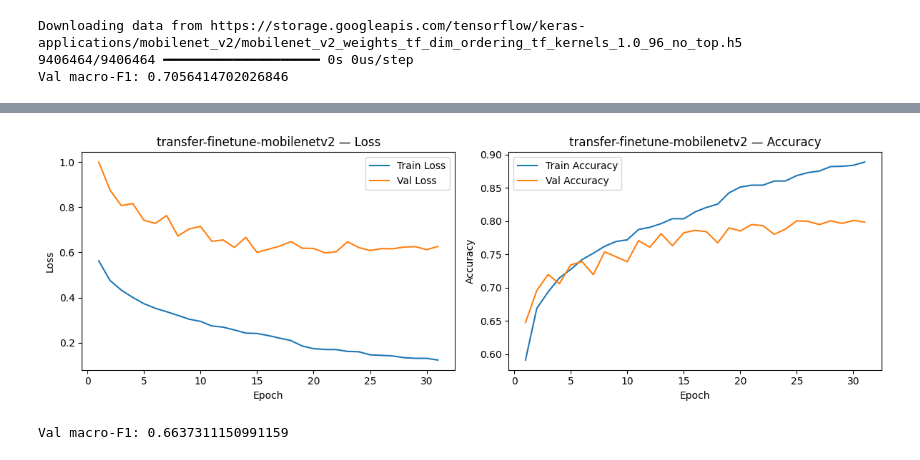
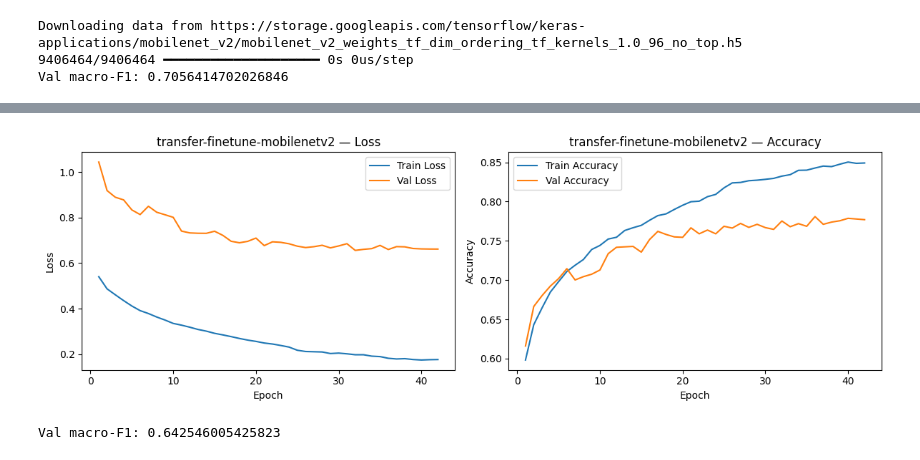
Before and after one commit to hoangmaituanhiep/DangerZoneDetection, a Jupyter notebook: notebooks/colab_setup.ipynb, the cells around one changed output, grey strips where cells are left out. Cells and saved outputs as stored; diff of their text form; code cells hidden in the pictures.

```diff
--- a/notebooks/colab_setup.ipynb
+++ b/notebooks/colab_setup.ipynb
@@ -320,7 +281,7 @@ def make_augment(s):
         tf.keras.layers.RandomTranslation(s, s),
     ])
 
-def build_transfer(name, img_size, dropout=0.3, aug=0.05):
+def build_transfer(name, img_size, dropout=0.2, aug=0.05):
     Backbone, prep = BACKBONES[name]
     base = Backbone(include_top=False, weights="imagenet",
                     input_shape=(img_size, img_size, 3))
@@ -435,7 +396,7 @@ base.trainable = True
 for l in base.layers:
     if isinstance(l, tf.keras.layers.BatchNormalization):
         l.trainable = False
-compile_model(model, lr=3e-5)
+compile_model(model, lr=1e-5)
 cbs = [tf.keras.callbacks.ModelCheckpoint(f'{RUNS_DIR}/{run_name}/tune.keras', monitor='val_accuracy', mode = 'max', save_best_only=True),
        tf.keras.callbacks.EarlyStopping(monitor="val_loss", patience=10, restore_best_weights=True),
        tf.keras.callbacks.ReduceLROnPlateau(monitor="val_loss", factor=0.5, patience=3, min_lr=1e-6),
@@ -447,2 +410,2 @@ print("Val macro-F1:", val_macro_f1(model, val_ds, dfs["val"]["label_id"].values
-[figure, old version]
+[figure, new version]
-Val macro-F1: 0.6637311150991159
+Val macro-F1: 0.642546005425823
```
Also changed, not shown: parts of 7 cells of this notebook.
